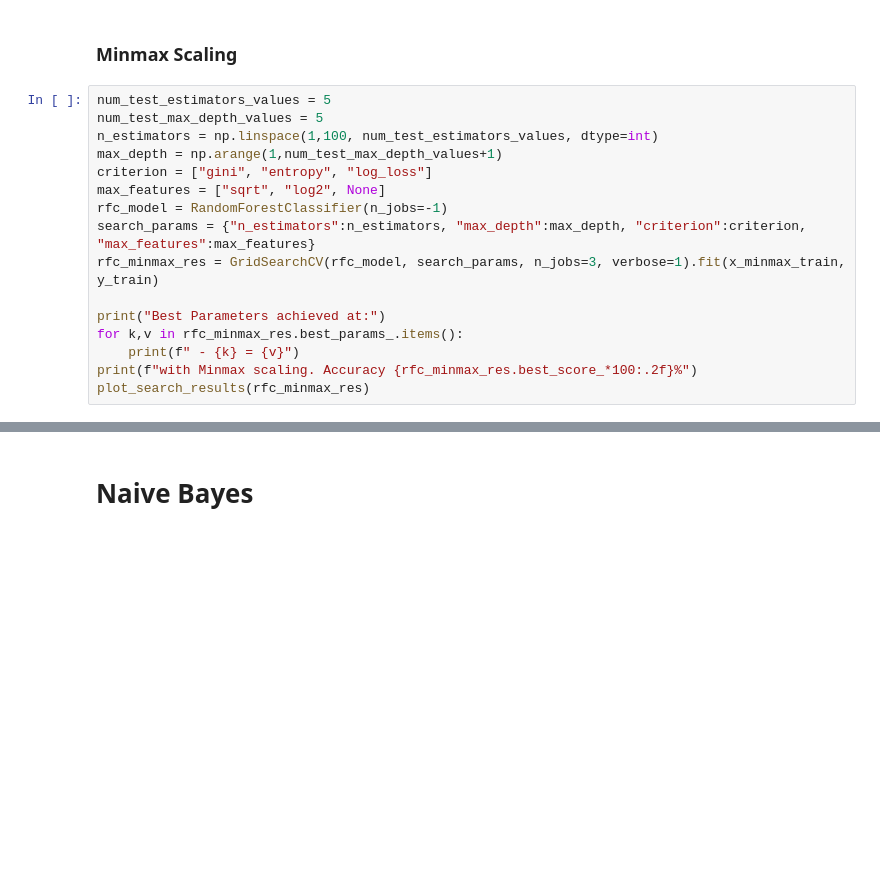
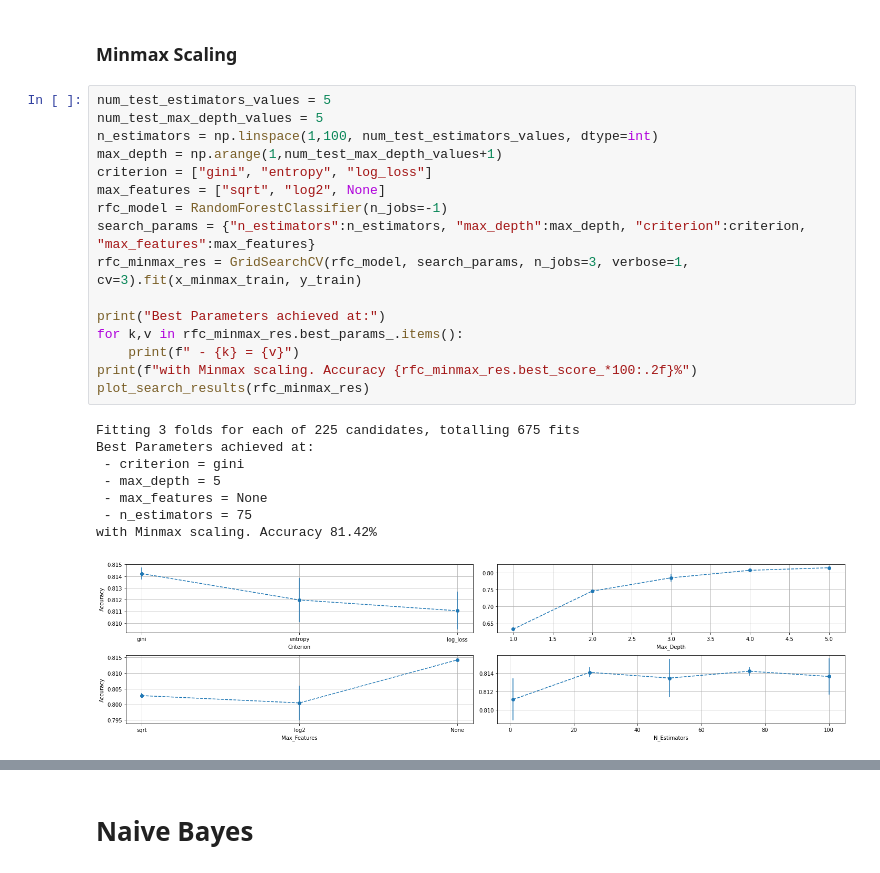
Before and after one commit to ranaabouhussein/Kmean_clustering, a Jupyter notebook: Classification Project/Classify.ipynb, the cells around one changed output, grey strips where cells are left out. Saved outputs shown, nothing was run; the diff lists cells and outputs as text; blank space fills up the shorter version.

```diff
--- a/Classification Project/Classify.ipynb
+++ b/Classification Project/Classify.ipynb
@@ -666,19 +676,28 @@ Test Set Accuracy: 77.75%
 # %%
 num_test_estimators_values = 5
 num_test_max_depth_values = 5
 n_estimators = np.linspace(1,100, num_test_estimators_values, dtype=int)
 max_depth = np.arange(1,num_test_max_depth_values+1)
 criterion = ["gini", "entropy", "log_loss"]
 max_features = ["sqrt", "log2", None]
 rfc_model = RandomForestClassifier(n_jobs=-1)
 search_params = {"n_estimators":n_estimators, "max_depth":max_depth, "criterion":criterion, "max_features":max_features}
-rfc_minmax_res = GridSearchCV(rfc_model, search_params, n_jobs=3, verbose=1).fit(x_minmax_train, y_train)
+rfc_minmax_res = GridSearchCV(rfc_model, search_params, n_jobs=3, verbose=1, cv=3).fit(x_minmax_train, y_train)
 
 print("Best Parameters achieved at:")
 for k,v in rfc_minmax_res.best_params_.items():
     print(f" - {k} = {v}")
 print(f"with Minmax scaling. Accuracy {rfc_minmax_res.best_score_*100:.2f}%")
 plot_search_results(rfc_minmax_res)
+# %% [output]
+Fitting 3 folds for each of 225 candidates, totalling 675 fits
+Best Parameters achieved at:
+ - criterion = gini
+ - max_depth = 5
+ - max_features = None
+ - n_estimators = 75
+with Minmax scaling. Accuracy 81.42%
+[figure, added]
 # %%
 n_estimators = rfc_minmax_res.best_params_["n_estimators"]
 criterion = rfc_minmax_res.best_params_["criterion"]
```
Also changed, not shown: parts of 8 cells of this notebook.
